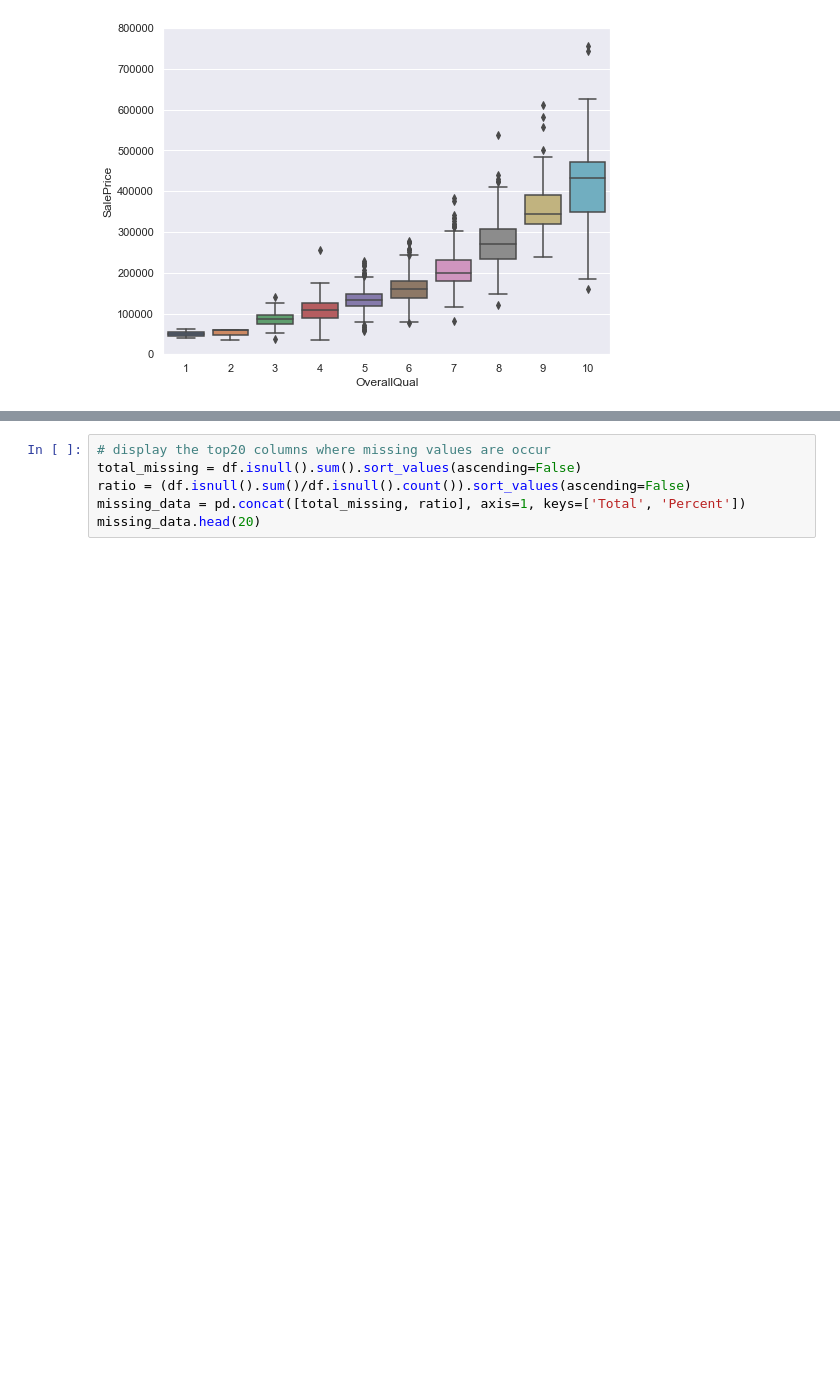
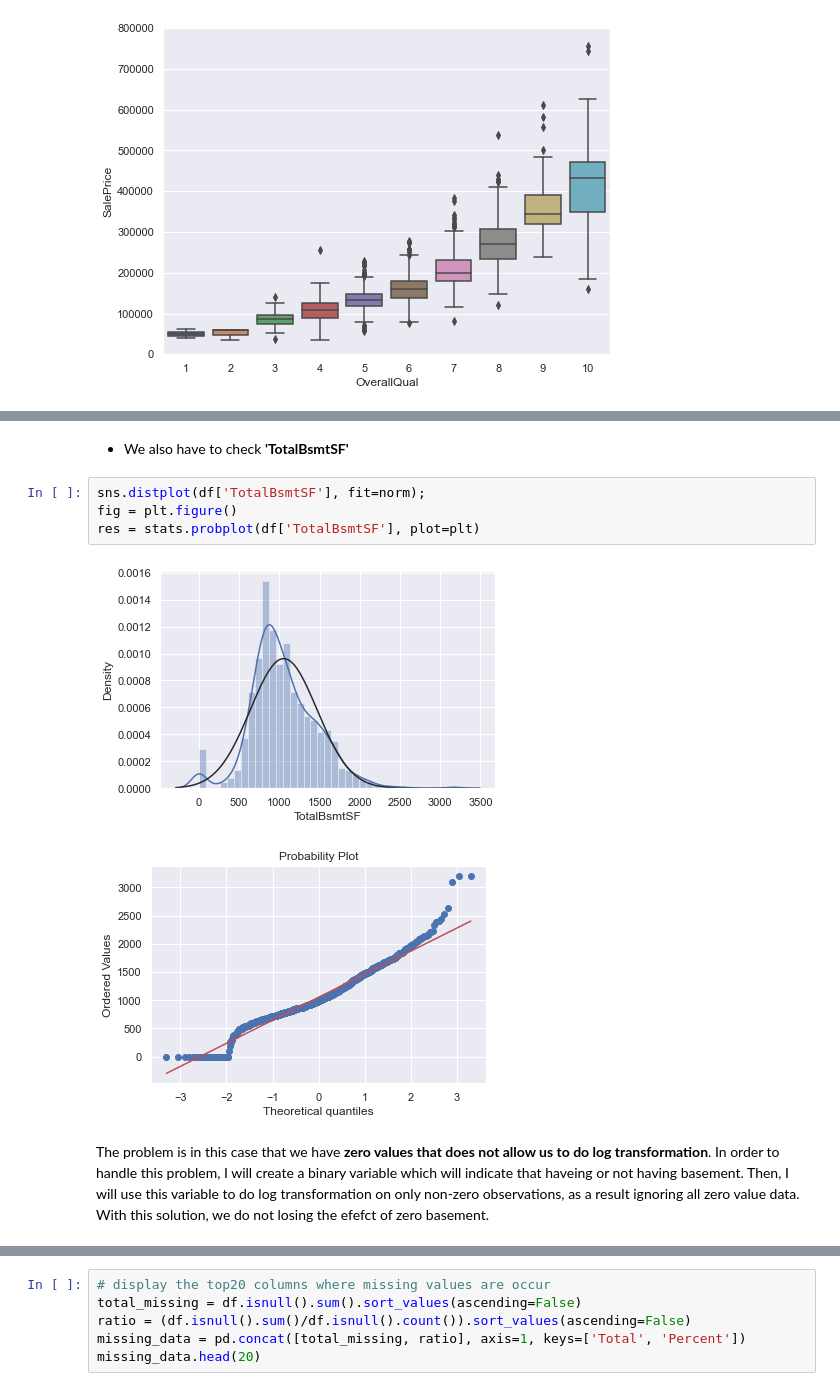
Before and after one commit to AdamHorvath12/House_price_prediction, a Jupyter notebook: House_price_prediction.ipynb, the cells around one changed output, grey strips where cells are left out. Cells and saved outputs as stored; diff of their text form; blank space fills up the shorter version.

```diff
--- a/House_price_prediction.ipynb
+++ b/House_price_prediction.ipynb
@@ -130,0 +157,12 @@ fig.axis(ymin=0, ymax=800000)
+# %% [markdown]
+* We also have to check **'TotalBsmtSF'**
+# %%
+sns.distplot(df['TotalBsmtSF'], fit=norm);
+fig = plt.figure()
+res = stats.probplot(df['TotalBsmtSF'], plot=plt)
+# %% [output]
+[figure, added]
+[figure, added]
+# %% [markdown]
+The problem is in this case that we have **zero values that does not allow us to do log transformation**.
+In order to handle this problem, I will create a binary variable which will indicate that haveing or not having basement. Then, I will use this variable to do log transformation on only non-zero observations, as a result ignoring all zero value data. With this solution, we do not losing the efefct of zero basement.
```
Also changed, not shown: parts of 12 cells of this notebook.
